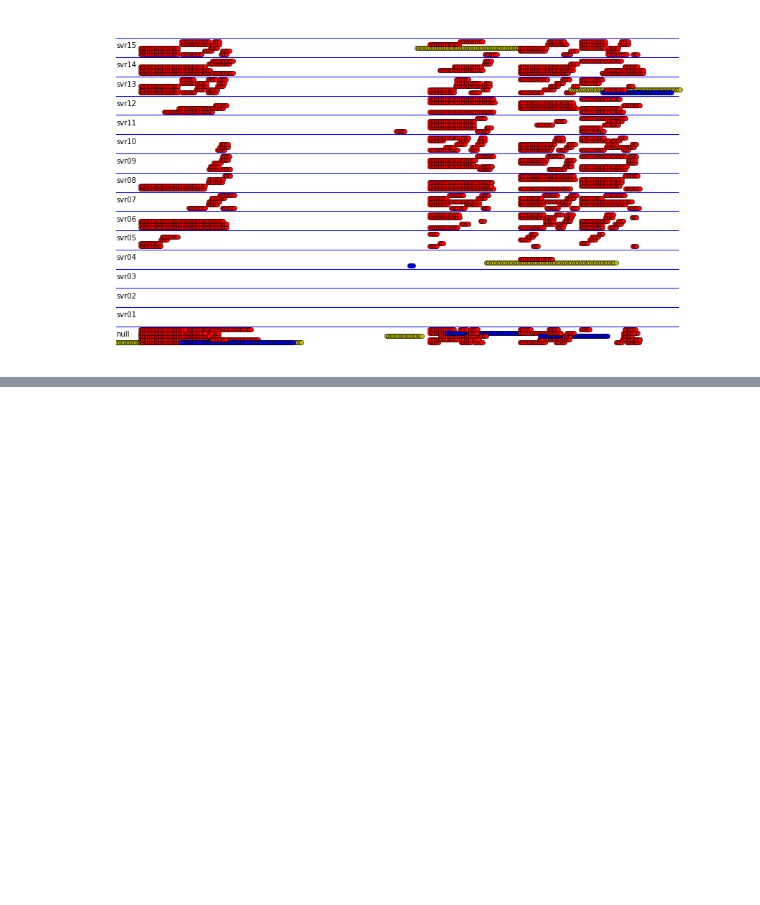
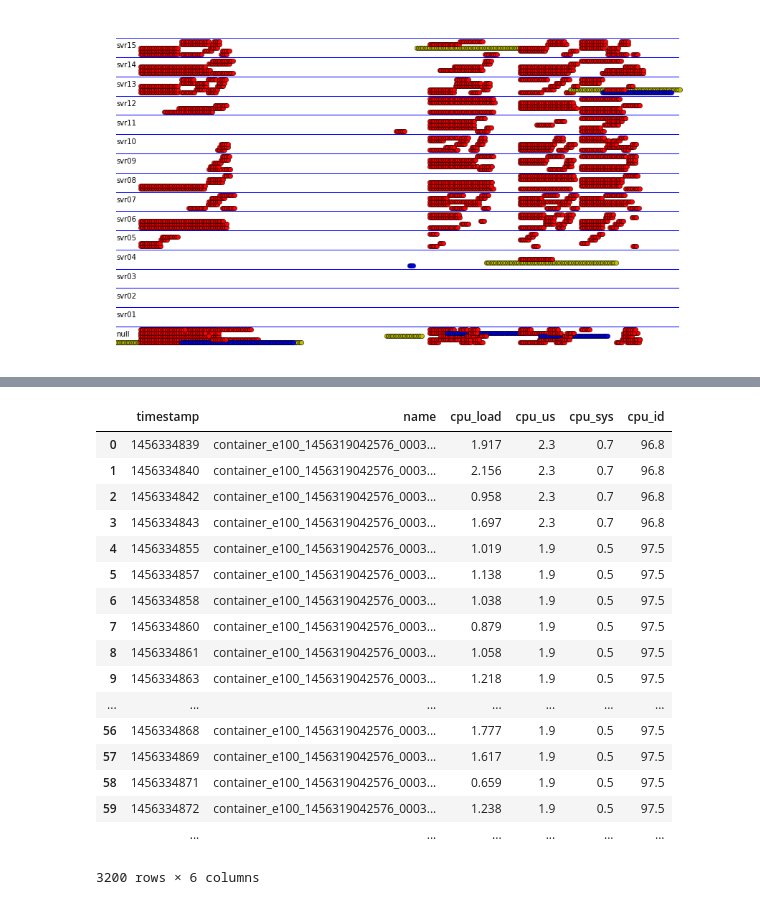
Before and after one commit to hasonhai/yarntracking, a Jupyter notebook: notebook/ResourceUtilization.ipynb, the cells around one changed output, grey strips where cells are left out. Cells and saved outputs as stored; diff of their text form; code cells hidden in the pictures; blank space fills up the shorter version.

```diff
--- a/notebook/ResourceUtilization.ipynb
+++ b/notebook/ResourceUtilization.ipynb
@@ -286,3 +286,64 @@ plt.axis('off')
 # %% [output]
 (0.0, 500.0, 0.0, 100.0)
 [figure]
+# %%
+def load_application_cpu_profile(folder):
+  """Load the container data for each application."""
+  record_index_list = []
+  container_name_list = []
+  capture_time_list = []
+  container_load_list = []
+  cpu_us_list = []
+  cpu_sys_list = []
+  cpu_id_list = []
+  fail_count = 0
+  record_index = 0
+  for container in os.listdir(folder):
+    container_file = os.path.join(folder, container)
+    try:
+      with open(container_file) as data_file:
+        data = json.load(data_file)
+        container_name = data["container_id"]
+        if not data["cpu_usage"]:
+          print('No infomation for container %s, ignore it' % container_name)
+          fail_count = fail_count + 1
+        else:
+          for record in data["cpu_usage"]:
+            container_capture_time = record["capture_time"]
+            container_load = record["container_load"] / 100
+            cpu_us = record["cpu_us"]
+            cpu_sys = record["cpu_sy"]
+            cpu_id = record["cpu_id"]
+            '''make list to create dataframe'''
+            record_index_list.insert(record_index,record_index)
+            container_name_list.insert(record_index,container_name)
+            capture_time_list.insert(record_index,container_capture_time)
+            container_load_list.insert(record_index,container_load)
+            cpu_us_list.insert(record_index,cpu_us)
+            cpu_sys_list.insert(record_index,cpu_sys)
+            cpu_id_list.insert(record_index,cpu_id)
+            record_index += 1
+      if not container_name:
+        raise Exception('Unexpected container name')
+    except IOError as e:
+      print('Could not read:', container_file, ':', e)
+  DataSet = list(zip(capture_time_list,container_name_list,container_load_list,cpu_us_list,cpu_sys_list,cpu_id_list))
+  columns=[ 'timestamp','name','cpu_load', 'cpu_us', 'cpu_sys', 'cpu_id']
+  DataFrame = pd.DataFrame(data = DataSet, index=record_index_list,columns=columns)
+  return DataFrame, fail_count
+
+def load_snapshot_cpu_profile(snapshot_folder):
+  snapshot_dataframe = pd.DataFrame()
+  snapshot_failcount = 0
+  for application_folder in snapshot_folder:
+    dataframe, fail_count = load_application_cpu_profile(application_folder)
+    if snapshot_dataframe.empty:
+      snapshot_dataframe = dataframe
+    else:
+      snapshot_dataframe = snapshot_dataframe.append(dataframe)
+    snapshot_failcount = snapshot_failcount + fail_count
+  return snapshot_dataframe
+
+snapshot_cpu_profile = load_snapshot_cpu_profile(clustersnapshot_folders)
+snapshot_cpu_profile
+# %% [output]
@@ -288,0 +367,18 @@ plt.axis('off')
+|  | timestamp | name | cpu_load | cpu_us | cpu_sys | cpu_id |
+| 0 | 1456334839 | container_e100_1456319042576_0003... | 1.917 | 2.3 | 0.7 | 96.8 |
+| 1 | 1456334840 | container_e100_1456319042576_0003... | 2.156 | 2.3 | 0.7 | 96.8 |
+| 2 | 1456334842 | container_e100_1456319042576_0003... | 0.958 | 2.3 | 0.7 | 96.8 |
+| 3 | 1456334843 | container_e100_1456319042576_0003... | 1.697 | 2.3 | 0.7 | 96.8 |
+| 4 | 1456334855 | container_e100_1456319042576_0003... | 1.019 | 1.9 | 0.5 | 97.5 |
+| 5 | 1456334857 | container_e100_1456319042576_0003... | 1.138 | 1.9 | 0.5 | 97.5 |
+| 6 | 1456334858 | container_e100_1456319042576_0003... | 1.038 | 1.9 | 0.5 | 97.5 |
+| 7 | 1456334860 | container_e100_1456319042576_0003... | 0.879 | 1.9 | 0.5 | 97.5 |
+| 8 | 1456334861 | container_e100_1456319042576_0003... | 1.058 | 1.9 | 0.5 | 97.5 |
+| 9 | 1456334863 | container_e100_1456319042576_0003... | 1.218 | 1.9 | 0.5 | 97.5 |
+| ... | ... | ... | ... | ... | ... | ... |
+| 56 | 1456334868 | container_e100_1456319042576_0003... | 1.777 | 1.9 | 0.5 | 97.5 |
+| 57 | 1456334869 | container_e100_1456319042576_0003... | 1.617 | 1.9 | 0.5 | 97.5 |
+| 58 | 1456334871 | container_e100_1456319042576_0003... | 0.659 | 1.9 | 0.5 | 97.5 |
+| 59 | 1456334872 | container_e100_1456319042576_0003... | 1.238 | 1.9 | 0.5 | 97.5 |
+|  | ... | ... | ... | ... | ... | ... |
+3200 rows × 6 columns
```
Also changed, not shown: parts of 5 cells of this notebook.
